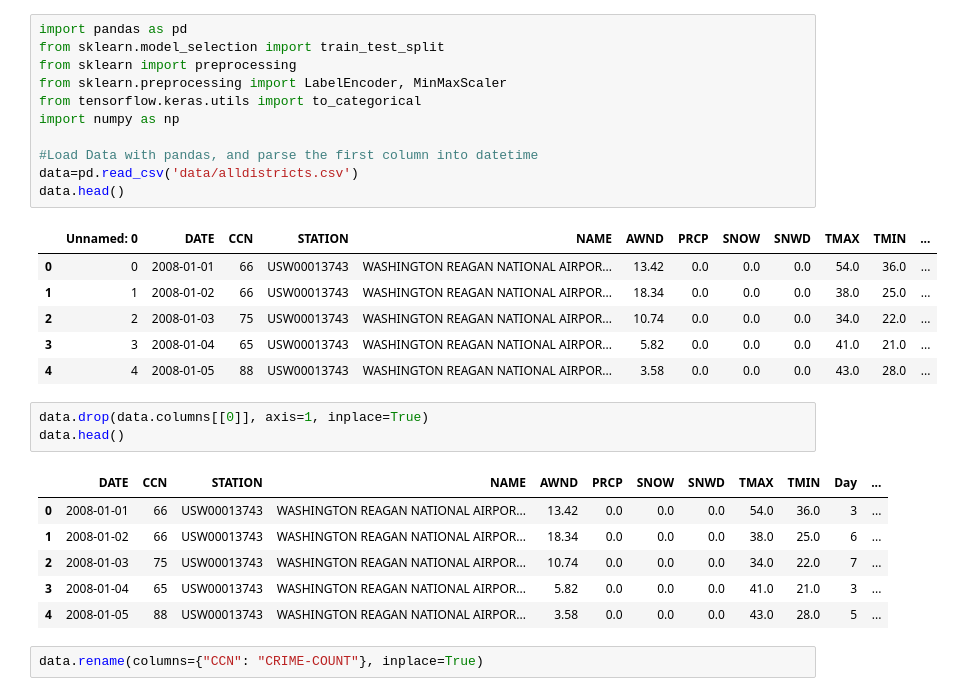
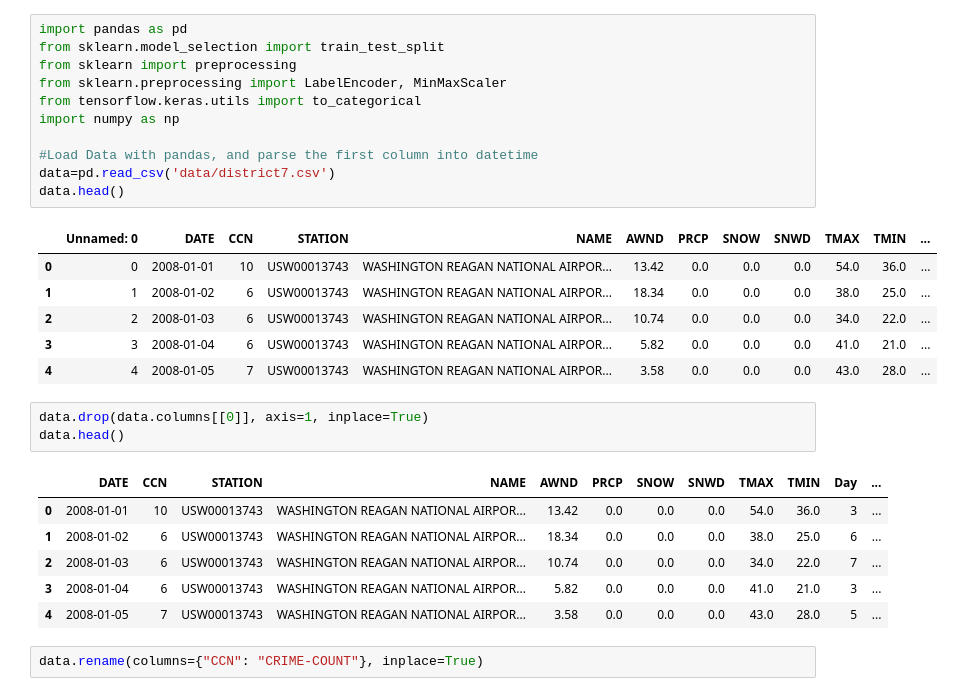
Before and after one commit to Samwimb/predicting-crime, a Jupyter notebook: machine-learning-starter.ipynb, the cells around one changed output. Cells and saved outputs as stored; diff of their text form.

```diff
--- a/machine-learning-starter.ipynb
+++ b/machine-learning-starter.ipynb
@@ -1,31 +1,31 @@
 # %%
 import pandas as pd
 from sklearn.model_selection import train_test_split
 from sklearn import preprocessing
 from sklearn.preprocessing import LabelEncoder, MinMaxScaler
 from tensorflow.keras.utils import to_categorical
 import numpy as np
 
 #Load Data with pandas, and parse the first column into datetime
-data=pd.read_csv('data/alldistricts.csv')
+data=pd.read_csv('data/district7.csv')
 data.head()
 # %% [output]
 |  | Unnamed: 0 | DATE | CCN | STATION | NAME | AWND | PRCP | SNOW | SNWD | TMAX | TMIN | ... |
-| 0 | 0 | 2008-01-01 | 66 | USW00013743 | WASHINGTON REAGAN NATIONAL AIRPOR... | 13.42 | 0.0 | 0.0 | 0.0 | 54.0 | 36.0 | ... |
-| 1 | 1 | 2008-01-02 | 66 | USW00013743 | WASHINGTON REAGAN NATIONAL AIRPOR... | 18.34 | 0.0 | 0.0 | 0.0 | 38.0 | 25.0 | ... |
-| 2 | 2 | 2008-01-03 | 75 | USW00013743 | WASHINGTON REAGAN NATIONAL AIRPOR... | 10.74 | 0.0 | 0.0 | 0.0 | 34.0 | 22.0 | ... |
-| 3 | 3 | 2008-01-04 | 65 | USW00013743 | WASHINGTON REAGAN NATIONAL AIRPOR... | 5.82 | 0.0 | 0.0 | 0.0 | 41.0 | 21.0 | ... |
-| 4 | 4 | 2008-01-05 | 88 | USW00013743 | WASHINGTON REAGAN NATIONAL AIRPOR... | 3.58 | 0.0 | 0.0 | 0.0 | 43.0 | 28.0 | ... |
+| 0 | 0 | 2008-01-01 | 10 | USW00013743 | WASHINGTON REAGAN NATIONAL AIRPOR... | 13.42 | 0.0 | 0.0 | 0.0 | 54.0 | 36.0 | ... |
+| 1 | 1 | 2008-01-02 | 6 | USW00013743 | WASHINGTON REAGAN NATIONAL AIRPOR... | 18.34 | 0.0 | 0.0 | 0.0 | 38.0 | 25.0 | ... |
+| 2 | 2 | 2008-01-03 | 6 | USW00013743 | WASHINGTON REAGAN NATIONAL AIRPOR... | 10.74 | 0.0 | 0.0 | 0.0 | 34.0 | 22.0 | ... |
+| 3 | 3 | 2008-01-04 | 6 | USW00013743 | WASHINGTON REAGAN NATIONAL AIRPOR... | 5.82 | 0.0 | 0.0 | 0.0 | 41.0 | 21.0 | ... |
+| 4 | 4 | 2008-01-05 | 7 | USW00013743 | WASHINGTON REAGAN NATIONAL AIRPOR... | 3.58 | 0.0 | 0.0 | 0.0 | 43.0 | 28.0 | ... |
 # %%
 data.drop(data.columns[[0]], axis=1, inplace=True)
 data.head()
 # %% [output]
 |  | DATE | CCN | STATION | NAME | AWND | PRCP | SNOW | SNWD | TMAX | TMIN | Day | ... |
-| 0 | 2008-01-01 | 66 | USW00013743 | WASHINGTON REAGAN NATIONAL AIRPOR... | 13.42 | 0.0 | 0.0 | 0.0 | 54.0 | 36.0 | 3 | ... |
-| 1 | 2008-01-02 | 66 | USW00013743 | WASHINGTON REAGAN NATIONAL AIRPOR... | 18.34 | 0.0 | 0.0 | 0.0 | 38.0 | 25.0 | 6 | ... |
-| 2 | 2008-01-03 | 75 | USW00013743 | WASHINGTON REAGAN NATIONAL AIRPOR... | 10.74 | 0.0 | 0.0 | 0.0 | 34.0 | 22.0 | 7 | ... |
-| 3 | 2008-01-04 | 65 | USW00013743 | WASHINGTON REAGAN NATIONAL AIRPOR... | 5.82 | 0.0 | 0.0 | 0.0 | 41.0 | 21.0 | 3 | ... |
-| 4 | 2008-01-05 | 88 | USW00013743 | WASHINGTON REAGAN NATIONAL AIRPOR... | 3.58 | 0.0 | 0.0 | 0.0 | 43.0 | 28.0 | 5 | ... |
+| 0 | 2008-01-01 | 10 | USW00013743 | WASHINGTON REAGAN NATIONAL AIRPOR... | 13.42 | 0.0 | 0.0 | 0.0 | 54.0 | 36.0 | 3 | ... |
+| 1 | 2008-01-02 | 6 | USW00013743 | WASHINGTON REAGAN NATIONAL AIRPOR... | 18.34 | 0.0 | 0.0 | 0.0 | 38.0 | 25.0 | 6 | ... |
+| 2 | 2008-01-03 | 6 | USW00013743 | WASHINGTON REAGAN NATIONAL AIRPOR... | 10.74 | 0.0 | 0.0 | 0.0 | 34.0 | 22.0 | 7 | ... |
+| 3 | 2008-01-04 | 6 | USW00013743 | WASHINGTON REAGAN NATIONAL AIRPOR... | 5.82 | 0.0 | 0.0 | 0.0 | 41.0 | 21.0 | 3 | ... |
+| 4 | 2008-01-05 | 7 | USW00013743 | WASHINGTON REAGAN NATIONAL AIRPOR... | 3.58 | 0.0 | 0.0 | 0.0 | 43.0 | 28.0 | 5 | ... |
 # %%
 data.rename(columns={"CCN": "CRIME-COUNT"}, inplace=True)
 # %%
```
Also changed, not shown: parts of 18 cells of this notebook, 8 other files.
